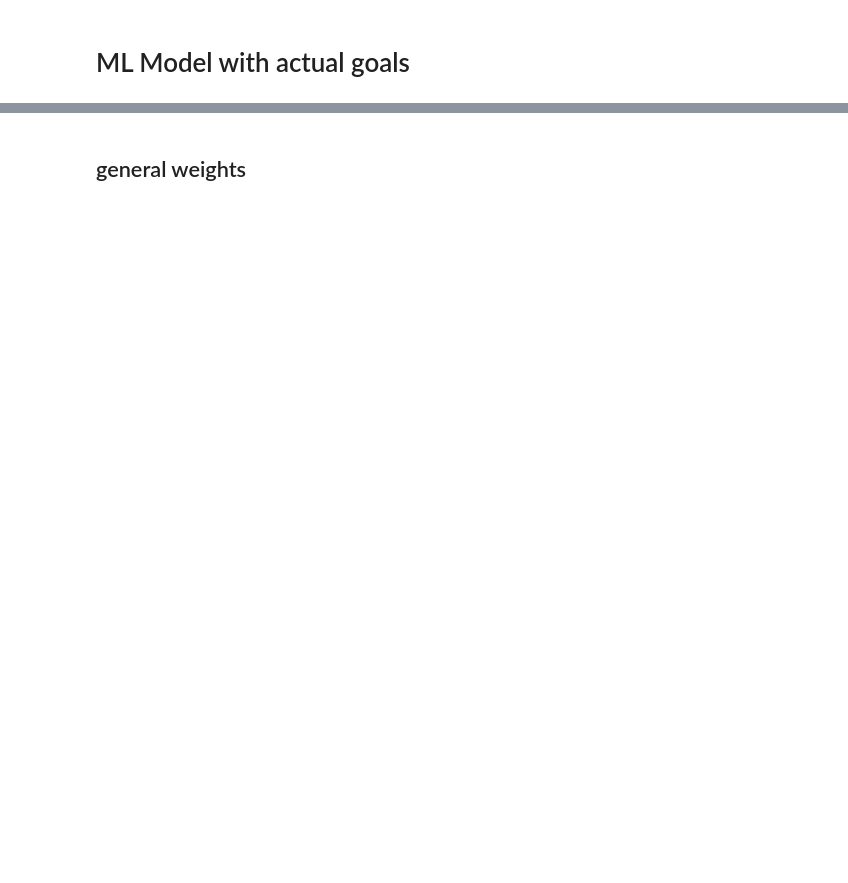
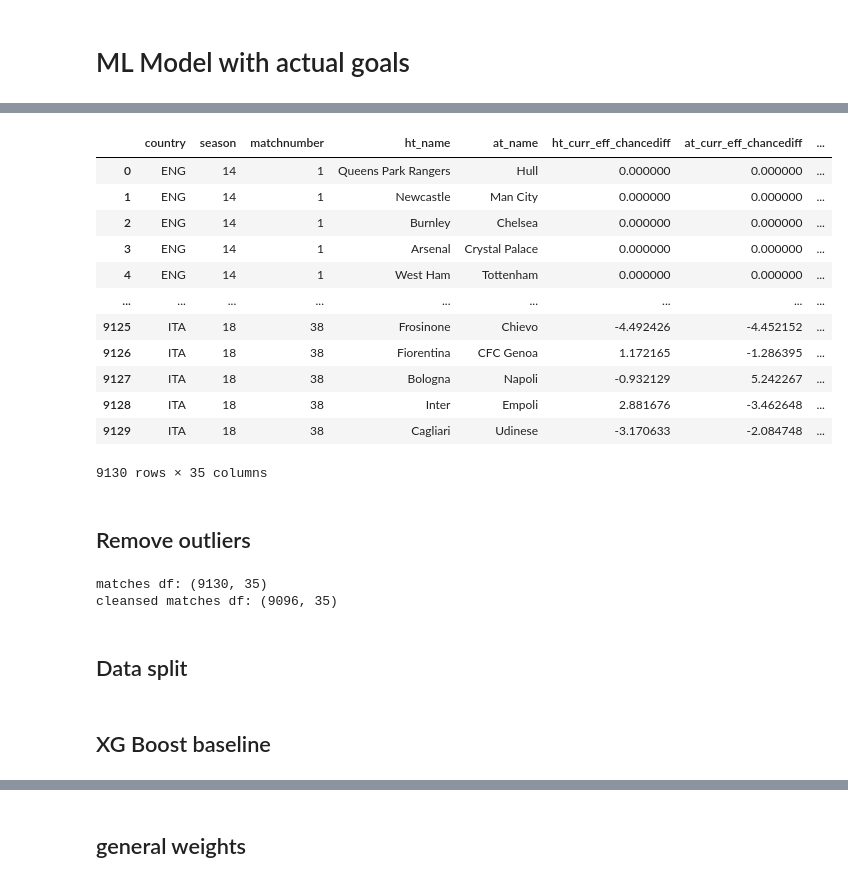
Before and after one commit to LUKEx76/football_prediction, a Jupyter notebook: ac_model/ac_regression.ipynb, the cells around one changed output, grey strips where cells are left out. Drawn from its saved outputs; the diff is of its cells as text; code cells hidden in the pictures; blank space fills up the shorter version.

```diff
--- a/ac_model/ac_regression.ipynb
+++ b/ac_model/ac_regression.ipynb
@@ -166,0 +54,71 @@ df_matches
+# %%
+df_matches = pd.read_csv('matches_ac.csv', sep=';')
+
+all_features = [
+    "ht_curr_eff_chancediff", "at_curr_eff_chancediff",
+    "ht_past_chancediff_combined", "at_past_chancediff_combined",
+    "ht_curr_eff_chanceamount", "at_curr_eff_chanceamount",
+    "ht_past_chanceamount", "at_past_chanceamount",
+    "ht_fitness", "at_fitness",
+    "ht_market_value_ln_relative", "at_market_value_ln_relative",
+    "ht_curr_chancediff", "at_curr_chancediff",
+    "ht_last_year_chancediff", "at_last_year_chancediff",
+    "ht_curr_chanceamount", "at_curr_chanceamount",
+    "ht_last_year_chanceamount", "at_last_year_chanceamount",
+    "ht_market_value", "at_market_value",
+    "ht_market_value_ln", "at_market_value_ln"
+]
+
+ga_best_features = [
+    "ht_curr_eff_chanceamount", "at_curr_eff_chanceamount",
+    "ht_past_chanceamount", "at_past_chanceamount"
+]
+
+gd_best_features = [
+    "ht_curr_eff_chancediff", "at_curr_eff_chancediff",
+    "ht_last_year_chancediff", "at_last_year_chancediff",
+    "ht_market_value_ln_relative", "at_market_value_ln_relative"
+]
+
+ga_feature_set_heuer = [
+    "ht_curr_eff_chanceamount", "at_curr_eff_chanceamount",
+    "ht_past_chanceamount", "at_past_chanceamount"
+]
+
+gd_feature_set_heuer = [
+    "ht_curr_eff_chancediff", "at_curr_eff_chancediff",
+    "ht_past_chancediff_combined", "at_past_chancediff_combined",
+    "ht_fitness", "at_fitness",
+    "ht_market_value_ln_relative", "at_market_value_ln_relative"
+]
+
+ga_label = ["actual_goalamount"]
+gd_label = ["actual_goaldiff"]
+
+df_matches
+# %% [output]
+|  | country | season | matchnumber | ht_name | at_name | ht_curr_eff_chancediff | at_curr_eff_chancediff | ... |
+| 0 | ENG | 14 | 1 | Queens Park Rangers | Hull | 0.000000 | 0.000000 | ... |
+| 1 | ENG | 14 | 1 | Newcastle | Man City | 0.000000 | 0.000000 | ... |
+| 2 | ENG | 14 | 1 | Burnley | Chelsea | 0.000000 | 0.000000 | ... |
+| 3 | ENG | 14 | 1 | Arsenal | Crystal Palace | 0.000000 | 0.000000 | ... |
+| 4 | ENG | 14 | 1 | West Ham | Tottenham | 0.000000 | 0.000000 | ... |
+| ... | ... | ... | ... | ... | ... | ... | ... | ... |
+| 9125 | ITA | 18 | 38 | Frosinone | Chievo | -4.492426 | -4.452152 | ... |
+| 9126 | ITA | 18 | 38 | Fiorentina | CFC Genoa | 1.172165 | -1.286395 | ... |
+| 9127 | ITA | 18 | 38 | Bologna | Napoli | -0.932129 | 5.242267 | ... |
+| 9128 | ITA | 18 | 38 | Inter | Empoli | 2.881676 | -3.462648 | ... |
+| 9129 | ITA | 18 | 38 | Cagliari | Udinese | -3.170633 | -2.084748 | ... |
+9130 rows × 35 columns
+# %% [markdown]
+## Remove outliers
+# %%
+df_matches_cleansed = df_matches.query("actual_goalamount <= 8 and actual_goaldiff <= 6 ").copy()
+
+print("matches df:",df_matches.shape)
+print("cleansed matches df:",df_matches_cleansed.shape)
+# %% [output]
+matches df: (9130, 35)
+cleansed matches df: (9096, 35)
+# %% [markdown]
+## Data split
@@ -166,0 +130,2 @@ df_matches
+# %% [markdown]
+## XG Boost baseline
```
Also changed, not shown: parts of 23 cells of this notebook, 6 other files.
